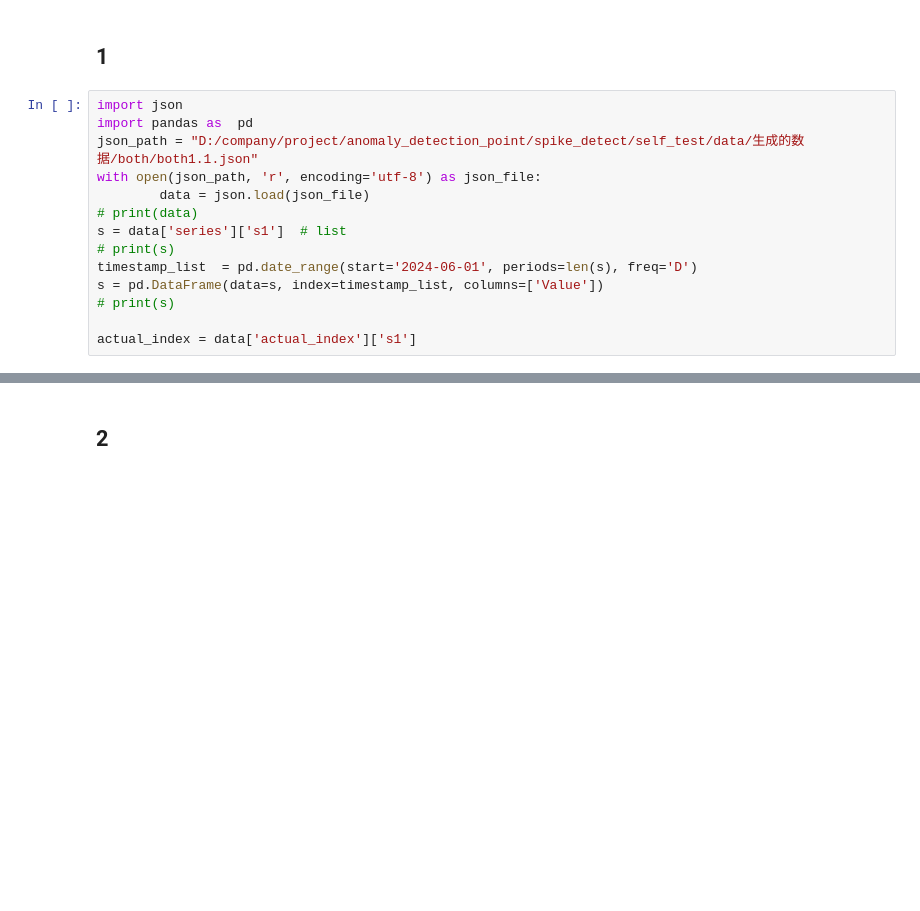
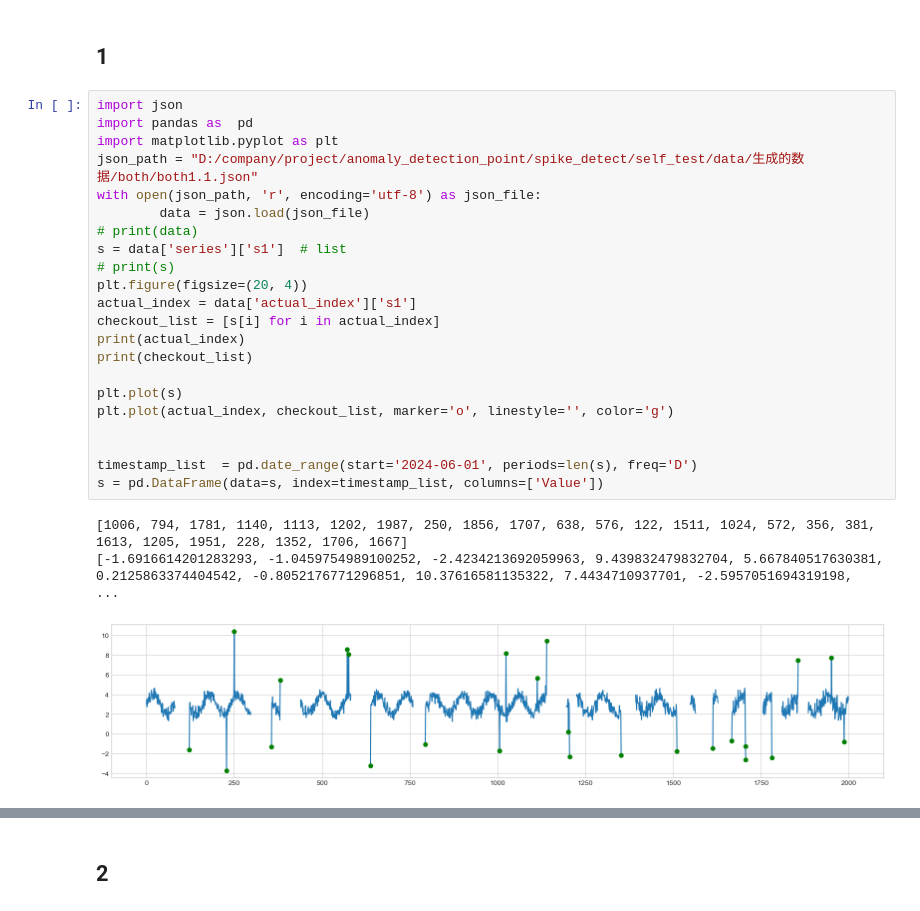
Before and after one commit to hzf125521/adtk, a Jupyter notebook: _test_adtk/类转函数_test.ipynb, the cells around one changed output, grey strips where cells are left out. Drawn from its saved outputs; the diff is of its cells as text; blank space fills up the shorter version.

```diff
--- a/_test_adtk/类转函数_test.ipynb
+++ b/_test_adtk/类转函数_test.ipynb
@@ -21,17 +21,29 @@ plot(s, anomaly=anomalies, ts_linewidth=1, ts_markersize=3, anomaly_color='red')
 # %%
 import json
 import pandas as  pd
+import matplotlib.pyplot as plt
 json_path = "D:/company/project/anomaly_detection_point/spike_detect/self_test/data/生成的数据/both/both1.1.json"
 with open(json_path, 'r', encoding='utf-8') as json_file:
         data = json.load(json_file)
 # print(data)
 s = data['series']['s1']  # list
 # print(s)
+plt.figure(figsize=(20, 4))
+actual_index = data['actual_index']['s1']
+checkout_list = [s[i] for i in actual_index]
+print(actual_index)
+print(checkout_list)
+
+plt.plot(s)
+plt.plot(actual_index, checkout_list, marker='o', linestyle='', color='g')
+
+
 timestamp_list  = pd.date_range(start='2024-06-01', periods=len(s), freq='D')
 s = pd.DataFrame(data=s, index=timestamp_list, columns=['Value'])
-# print(s)
-
-actual_index = data['actual_index']['s1']
+# %% [output]
+[1006, 794, 1781, 1140, 1113, 1202, 1987, 250, 1856, 1707, 638, 576, 122, 1511, 1024, 572, 356, 381, 1613, 1205, 1951, 228, 1352, 1706, 1667]
+[-1.6916614201283293, -1.0459754989100252, -2.4234213692059963, 9.439832479832704, 5.667840517630381, 0.2125863374404542, -0.8052176771296851, 10.37616581135322, 7.4434710937701, -2.5957051694319198,  ...
+[figure, added]
 # %%
 from src.adtk.detector import PersistAD
 from src.adtk.visualization import plot
```
Also changed, not shown: parts of 12 cells of this notebook, 1 other file.
